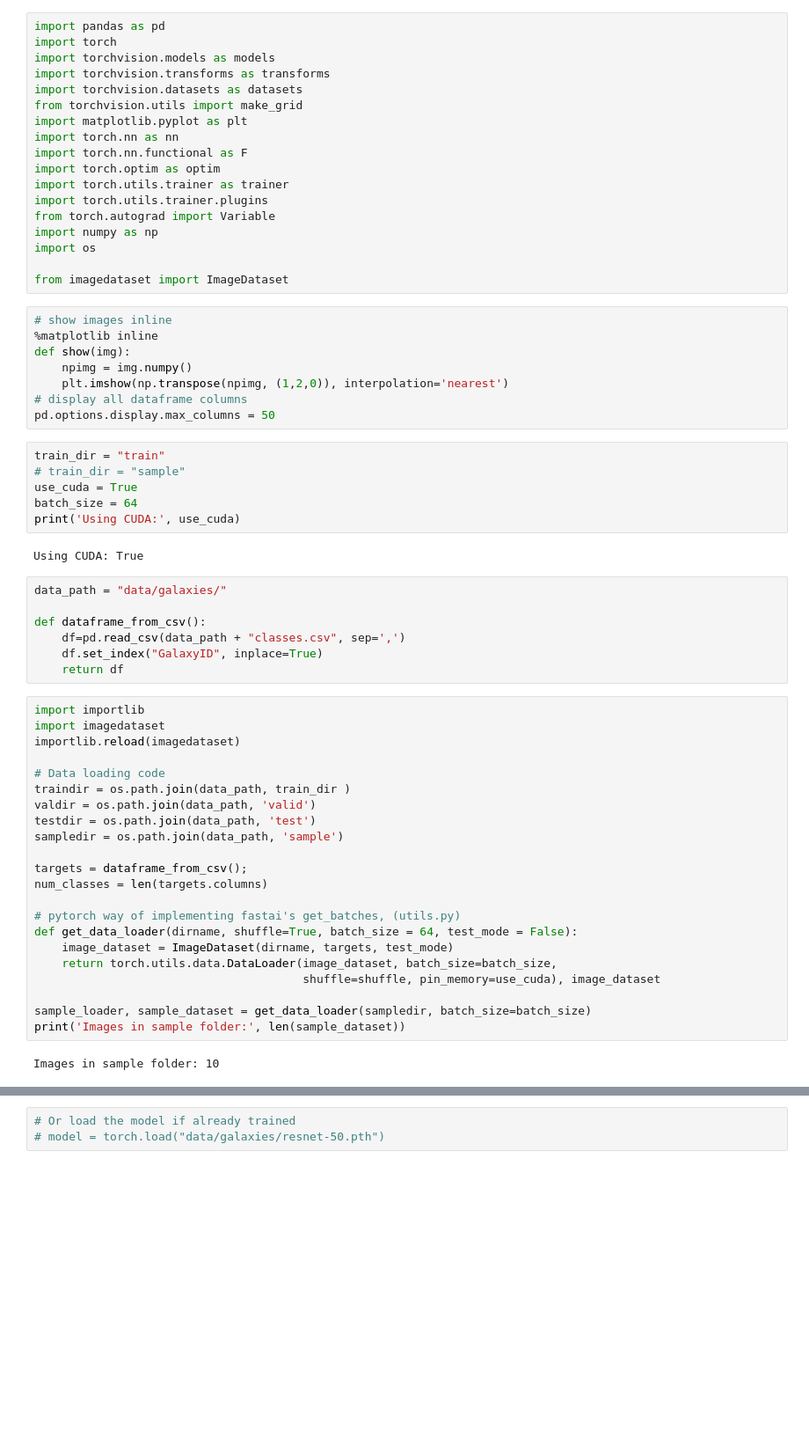
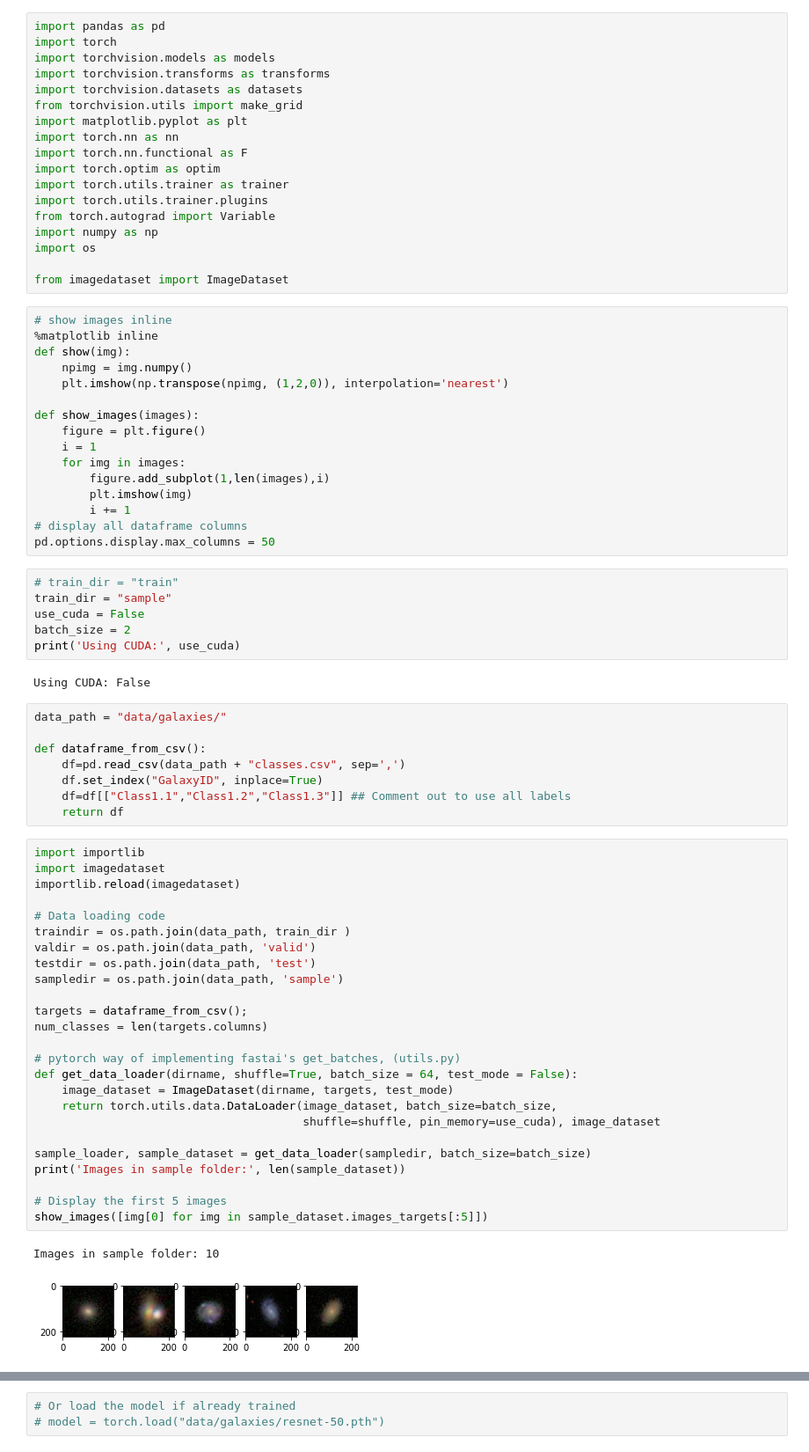
Before and after one commit to recastrodiaz/courses, a Jupyter notebook: deeplearning1/nbs/galaxies-kaggle.ipynb, the cells around one changed output, grey strips where cells are left out. Shown at 88% size. Saved outputs shown, nothing was run; the diff lists cells and outputs as text; blank space fills up the shorter version.

```diff
--- a/deeplearning1/nbs/galaxies-kaggle.ipynb
+++ b/deeplearning1/nbs/galaxies-kaggle.ipynb
@@ -22,47 +22,60 @@ from imagedataset import ImageDataset
 def show(img):
     npimg = img.numpy()
     plt.imshow(np.transpose(npimg, (1,2,0)), interpolation='nearest')
+
+def show_images(images):
+    figure = plt.figure()
+    i = 1
+    for img in images:
+        figure.add_subplot(1,len(images),i)
+        plt.imshow(img)
+        i += 1
 # display all dataframe columns
 pd.options.display.max_columns = 50
 # %%
-train_dir = "train"
-# train_dir = "sample"
-use_cuda = True
-batch_size = 64
+# train_dir = "train"
+train_dir = "sample"
+use_cuda = False
+batch_size = 2
 print('Using CUDA:', use_cuda)
 # %% [output]
-Using CUDA: True
+Using CUDA: False
 # %%
 data_path = "data/galaxies/"
 
 def dataframe_from_csv():
     df=pd.read_csv(data_path + "classes.csv", sep=',')
     df.set_index("GalaxyID", inplace=True)
+    df=df[["Class1.1","Class1.2","Class1.3"]] ## Comment out to use all labels
     return df
 # %%
 import importlib
 import imagedataset
 importlib.reload(imagedataset)
 
 # Data loading code
 traindir = os.path.join(data_path, train_dir )
 valdir = os.path.join(data_path, 'valid')
 testdir = os.path.join(data_path, 'test')
 sampledir = os.path.join(data_path, 'sample')
 
 targets = dataframe_from_csv();
 num_classes = len(targets.columns)
 
 # pytorch way of implementing fastai's get_batches, (utils.py)
 def get_data_loader(dirname, shuffle=True, batch_size = 64, test_mode = False):
     image_dataset = ImageDataset(dirname, targets, test_mode)
     return torch.utils.data.DataLoader(image_dataset, batch_size=batch_size,
                                        shuffle=shuffle, pin_memory=use_cuda), image_dataset
 
 sample_loader, sample_dataset = get_data_loader(sampledir, batch_size=batch_size)
 print('Images in sample folder:', len(sample_dataset))
+
+# Display the first 5 images
+show_images([img[0] for img in sample_dataset.images_targets[:5]])
 # %% [output]
 Images in sample folder: 10
+[figure, added]
 # %%
 train_loader, train_dataset = get_data_loader(traindir, batch_size=batch_size)
 print('Images in train folder:', len(train_dataset))
```
Also changed, not shown: parts of 11 cells of this notebook, 1 other file.
